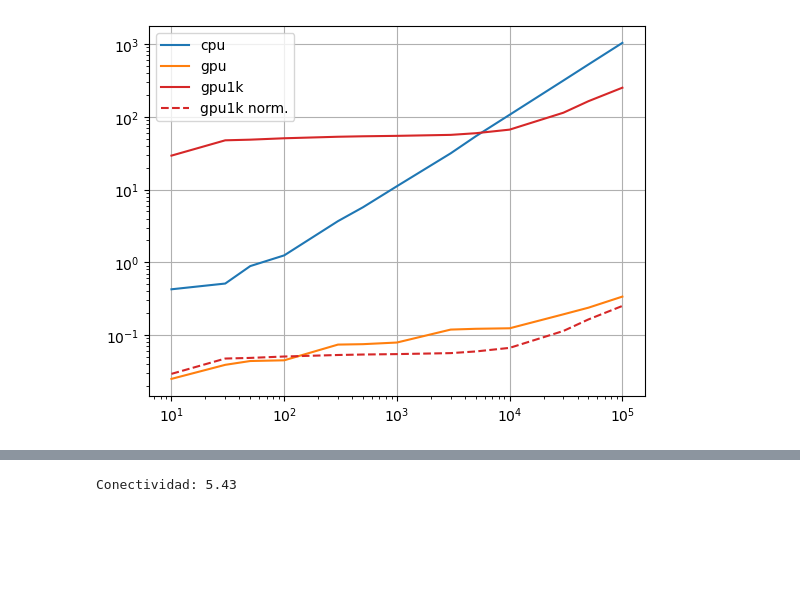
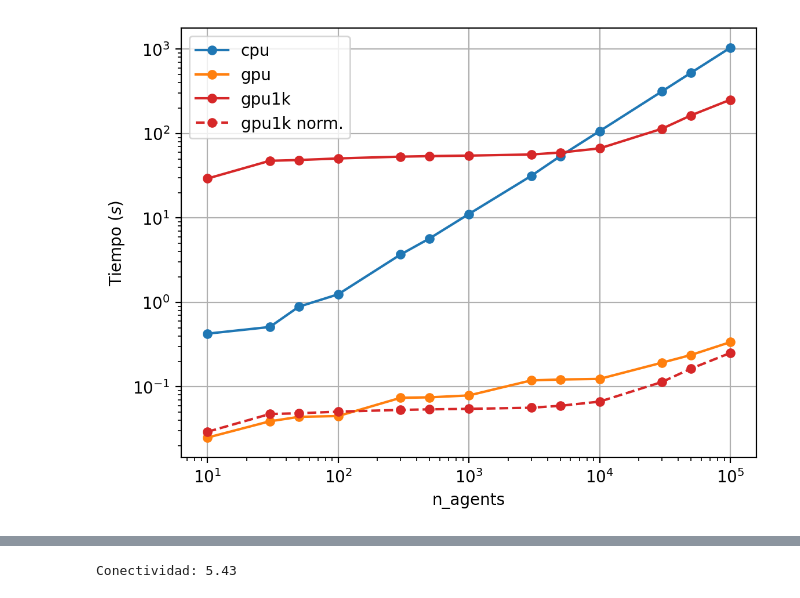
Before and after one commit to lautarogiordano/charlita-cuda, a Jupyter notebook: codigo/charlita_cuda_plots.ipynb, the cells around one changed output, grey strips where cells are left out. Drawn from its saved outputs; the diff is of its cells as text; code cells hidden in the pictures; blank space fills up the shorter version.

```diff
--- a/codigo/charlita_cuda_plots.ipynb
+++ b/codigo/charlita_cuda_plots.ipynb
@@ -8,15 +8,18 @@ size = np.loadtxt("data/size.dat", delimiter=",")
 mcs = np.loadtxt("data/mcs.dat", delimiter=",")
 configs = np.loadtxt("data/configs.dat", delimiter=",")
 # %%
-plt.plot(size[:, 0], size[:, 1], label="cpu")
-plt.plot(size[:, 0], size[:, 2], label="gpu")
-plt.plot(size[:, 0], size[:, 3], label="gpu1k", color='#d62728')
-plt.plot(size[:, 0], size[:, 3]/1000, label="gpu1k norm.", linestyle="dashed", color='#d62728')
+fig = plt.figure(dpi=200)
+plt.plot(size[:, 0], size[:, 1], label="cpu", marker='o', markersize=5)
+plt.plot(size[:, 0], size[:, 2], label="gpu", marker='o', markersize=5)
+plt.plot(size[:, 0], size[:, 3], label="gpu1k", color='#d62728', marker='o', markersize=5)
+plt.plot(size[:, 0], size[:, 3]/1000, label="gpu1k norm.", linestyle="dashed", color='#d62728', marker='o', markersize=5)
 
 plt.xscale("log")
+plt.xlabel("n_agents")
 plt.yscale("log")
+plt.ylabel("Tiempo ($s$)")
 plt.legend()
 plt.grid()
 # %% [output]
-[figure, old version]
+[figure, new version]
 # %%
```
Also changed, not shown: parts of 2 cells of this notebook.
